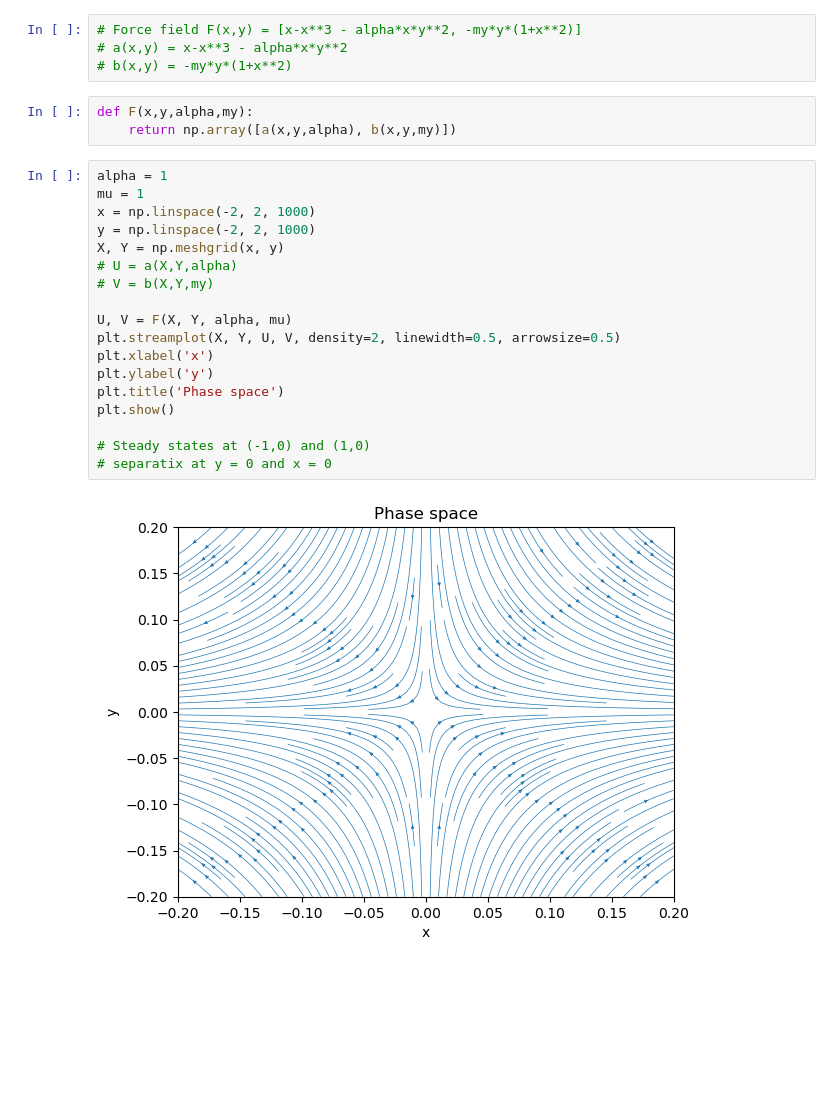
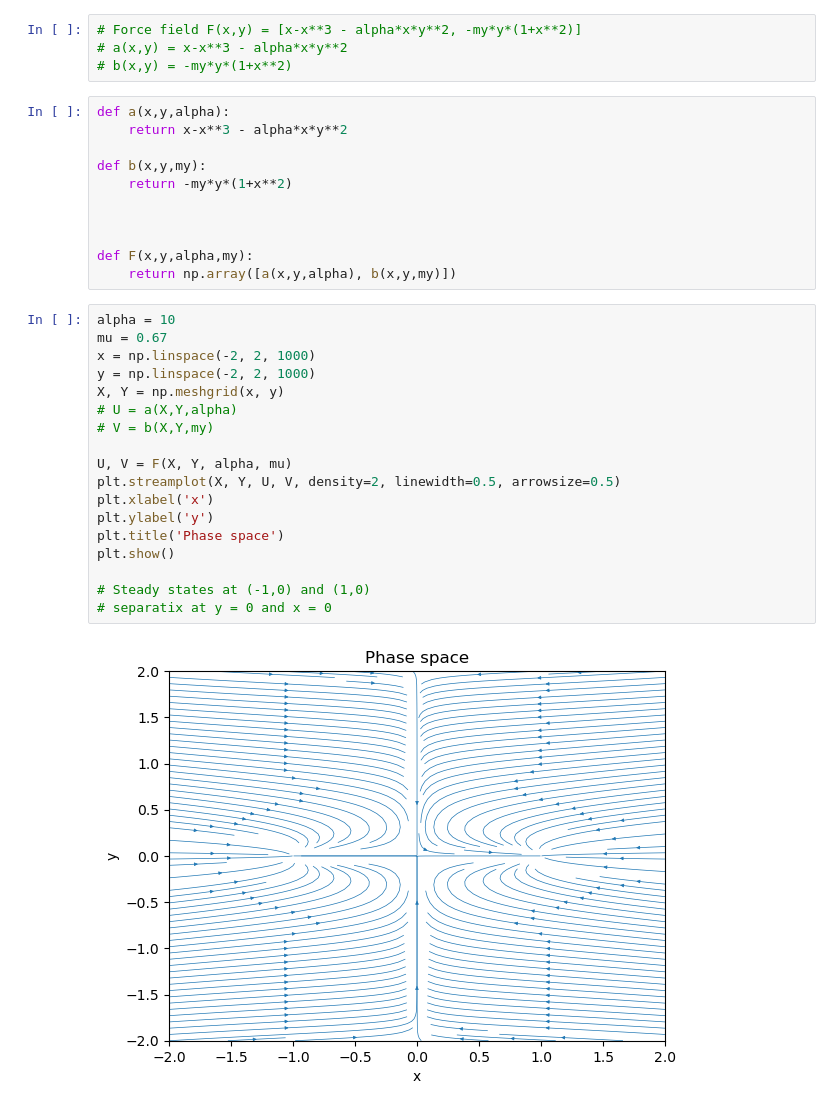
Before and after one commit to Acharya-Aditya/research, a Jupyter notebook: maier_stein.ipynb, the cells around one changed output. Drawn from its saved outputs; the diff is of its cells as text; blank space fills up the shorter version.

```diff
--- a/maier_stein.ipynb
+++ b/maier_stein.ipynb
@@ -6,28 +6,36 @@ import matplotlib.pyplot as plt
 # a(x,y) = x-x**3 - alpha*x*y**2
 # b(x,y) = -my*y*(1+x**2)
 # %%
+def a(x,y,alpha):
+    return x-x**3 - alpha*x*y**2
+
+def b(x,y,my):
+    return -my*y*(1+x**2)
+
+
+
 def F(x,y,alpha,my):
     return np.array([a(x,y,alpha), b(x,y,my)])
 # %%
-alpha = 1
-mu = 1
+alpha = 10
+mu = 0.67
 x = np.linspace(-2, 2, 1000)
 y = np.linspace(-2, 2, 1000)
 X, Y = np.meshgrid(x, y)
 # U = a(X,Y,alpha)
 # V = b(X,Y,my)
 
 U, V = F(X, Y, alpha, mu)
 plt.streamplot(X, Y, U, V, density=2, linewidth=0.5, arrowsize=0.5)
 plt.xlabel('x')
 plt.ylabel('y')
 plt.title('Phase space')
 plt.show()
 
 # Steady states at (-1,0) and (1,0)
 # separatix at y = 0 and x = 0
 # %% [output]
-[figure, old version]
+[figure, new version]
 # %%
 # Potential energy surface plot
 def V(x,y,alpha,my):
```
Also changed, not shown: parts of 1 cell of this notebook, 5 other files.
